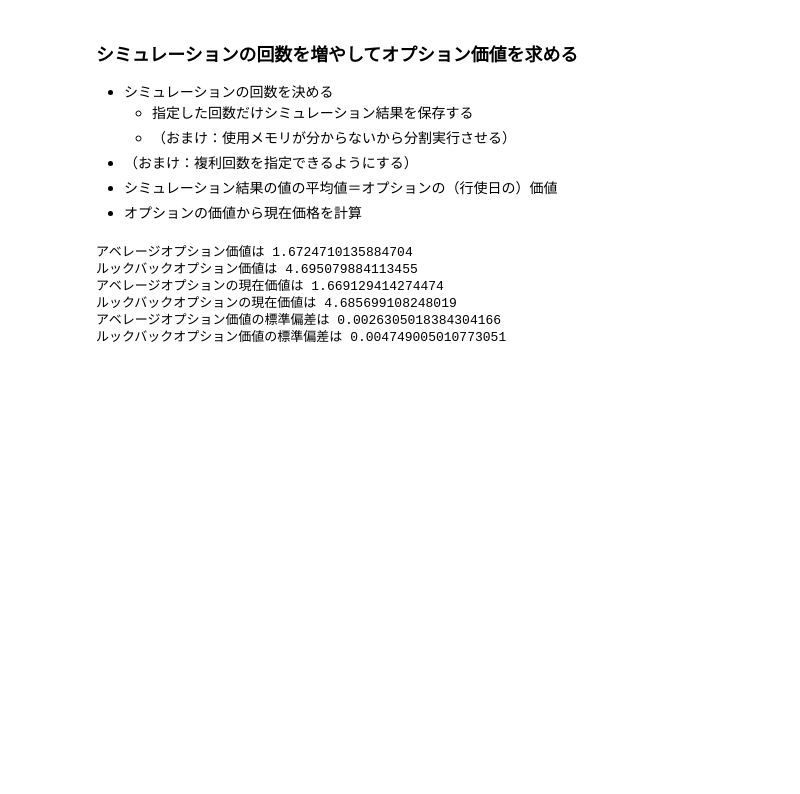
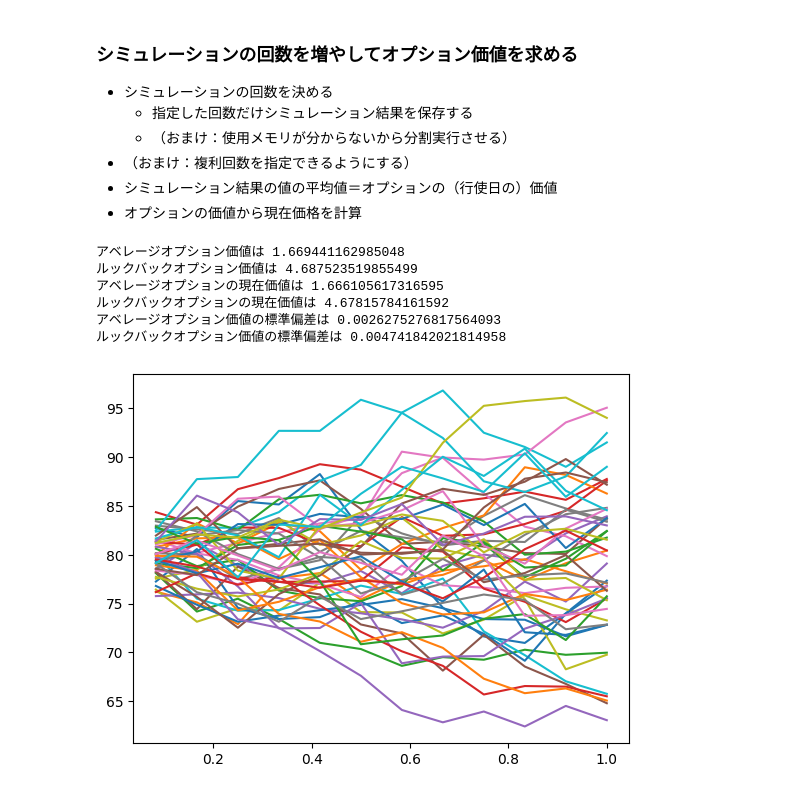
Before and after one commit to oroshisoba/monte-carlo, a Jupyter notebook: notes/monte-carlo-14.ipynb, the cells around one changed output. Drawn from its saved outputs; the diff is of its cells as text; code cells hidden in the pictures; blank space fills up the shorter version.

```diff
--- a/notes/monte-carlo-14.ipynb
+++ b/notes/monte-carlo-14.ipynb
@@ -180,6 +180,9 @@ Stの最小値は 78.53786847852395
 - オプションの価値から現在価格を計算
 # %%
 # ここまでの計算をシミュレーション回数分繰り返して、オプション価値の平均を求める
+
+import numpy as np
+
 # シミュレーション回数
 sim_count = 1000000
 # 1回の計算で実行するシミュレーション回数
@@ -216,36 +219,44 @@ while total_processed < sim_count:
     # アベレージオプションの行使価格
     average_strike = np.mean(St, axis=1)
     # ルックバックオプションの行使価格
     lookback_strike = np.min(St, axis=1)
     # 行使日の為替レート(t=12)
     exercise_rate = St[:, -1]
     # 満期時のオプション価値
     # アベレージオプションの価値を計算。batch_size回の計算結果をbatchサイズのIndex以降に追加する
     average_option_values[total_processed:total_processed+batch_size] = np.maximum(exercise_rate - average_strike, 0)
     # ルックバックオプションの価値を計算
     lookback_option_values[total_processed:total_processed+batch_size] = np.maximum(exercise_rate - lookback_strike, 0)
     total_processed += batch_size
 
+    # 最初の50個のStを横軸をT、縦軸を価格(St)として重ねて描画する
+    if total_processed == batch_size:
+        for i in range(50):
+            plt.plot(t, St[i])
+
+
+
 # オプション価値の平均を求める
 average_option_value = np.mean(average_option_values)
 lookback_option_value = np.mean(lookback_option_values)
 print("アベレージオプション価値は " + str(average_option_value))
 print("ルックバックオプション価値は " + str(lookback_option_value))
 # オプションの現在価値。割引率は0.002
 discount_rate = 0.002
 average_option_value = average_option_value * np.exp(-discount_rate)
 lookback_option_value = lookback_option_value * np.exp(-discount_rate)
 print("アベレージオプションの現在価値は " + str(average_option_value))
 print("ルックバックオプションの現在価値は " + str(lookback_option_value))
 # オプション価値の標準偏差
 average_option_value_std = np.std(average_option_values) * np.exp(-d_rate) / np.sqrt(sim_count)
 lookback_option_value_std = np.std(lookback_option_values) * np.exp(-d_rate) / np.sqrt(sim_count)
 print("アベレージオプション価値の標準偏差は " + str(average_option_value_std))
 print("ルックバックオプション価値の標準偏差は " + str(lookback_option_value_std))
 # %% [output]
-アベレージオプション価値は 1.6724710135884704
-ルックバックオプション価値は 4.695079884113455
-アベレージオプションの現在価値は 1.669129414274474
-ルックバックオプションの現在価値は 4.685699108248019
-アベレージオプション価値の標準偏差は 0.0026305018384304166
-ルックバックオプション価値の標準偏差は 0.004749005010773051
+アベレージオプション価値は 1.669441162985048
+ルックバックオプション価値は 4.687523519855499
+アベレージオプションの現在価値は 1.666105617316595
+ルックバックオプションの現在価値は 4.67815784161592
+アベレージオプション価値の標準偏差は 0.0026275276817564093
+ルックバックオプション価値の標準偏差は 0.004741842021814958
+[figure, added]
```
Also changed, not shown: parts of 3 cells of this notebook, 1 other file.
